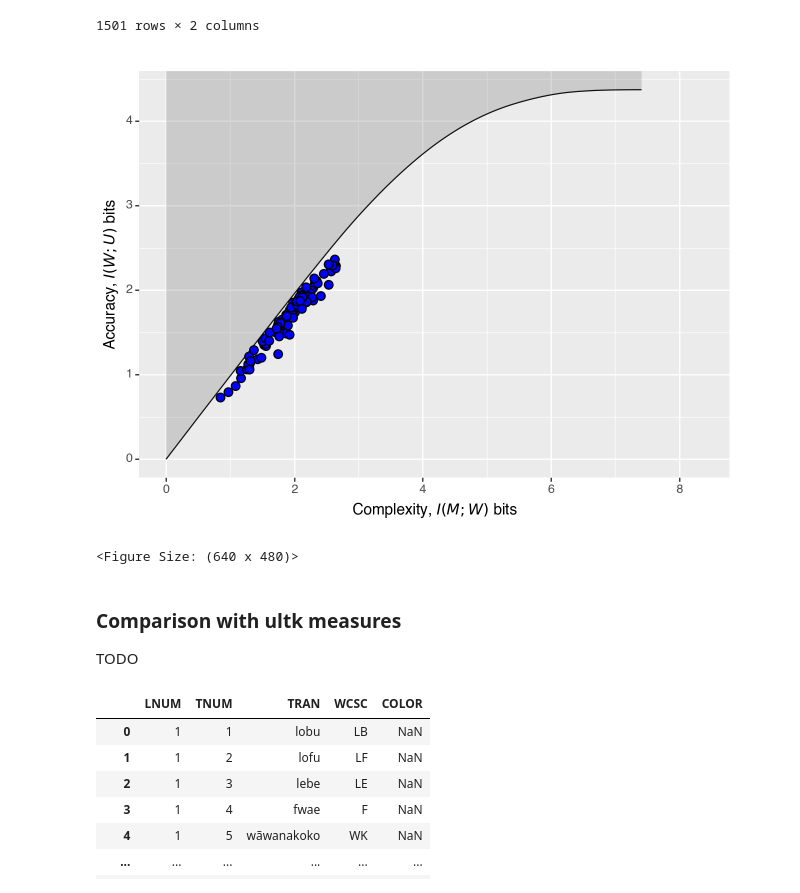
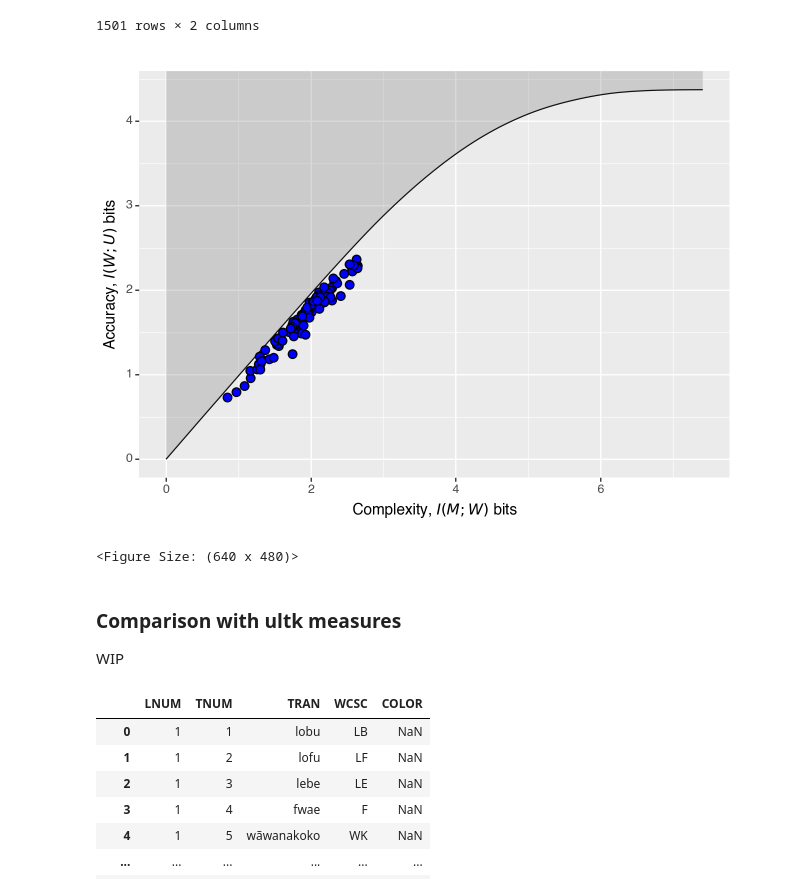
Before and after one commit to CLMBRs/ultk, a Jupyter notebook: src/examples/colors/demo.ipynb, the cells around one changed output. Drawn from its saved outputs; the diff is of its cells as text; code cells hidden in the pictures.

```diff
--- a/src/examples/colors/demo.ipynb
+++ b/src/examples/colors/demo.ipynb
@@ -172,37 +174,36 @@ df_bound
 # %%
 (
     pn.ggplot(
         df_bound,
         mapping=pn.aes(x="complexity", y="accuracy"),
     )
     + pn.geom_line() # IB curve
     + pn.geom_ribbon(
     mapping=pn.aes(
         x="complexity",
         ymin="accuracy",
         ymax=np.inf,
         ),
         fill="gray",
         alpha=0.3,
     )
     # natural langs
     + pn.geom_point(
         data=df_langs,
         # alpha=0.3,
         size=3,
         fill="blue",
     )
-    + pn.xlim([0,np.log2(pM.shape[0])])
     + pn.xlab("Complexity, $I(M;W)$ bits")
     + pn.ylab("Accuracy, $I(W;U)$ bits")
 )
 # %% [output]
-[figure, old version]
+[figure, new version]
 <Figure Size: (640 x 480)>
 # %% [markdown]
 ### Comparison with ultk measures
 
-TODO
+WIP
 # %%
 # BUG: Unfortunately, the dict.txt of term  names is not consistent with the number of terms observed per lang in term.txt
 expressions_df = pd.read_csv(
```
Also changed, not shown: parts of 2 cells of this notebook, 1 other file.
